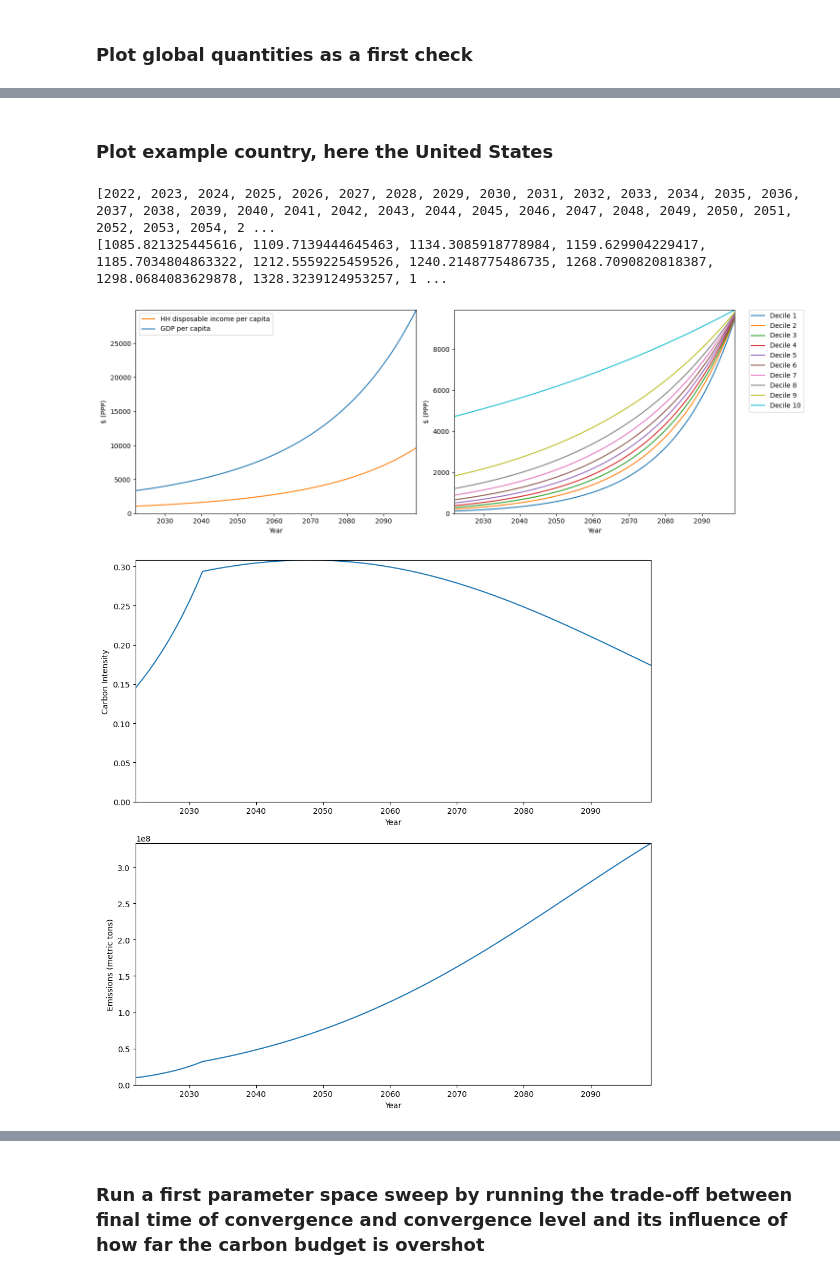
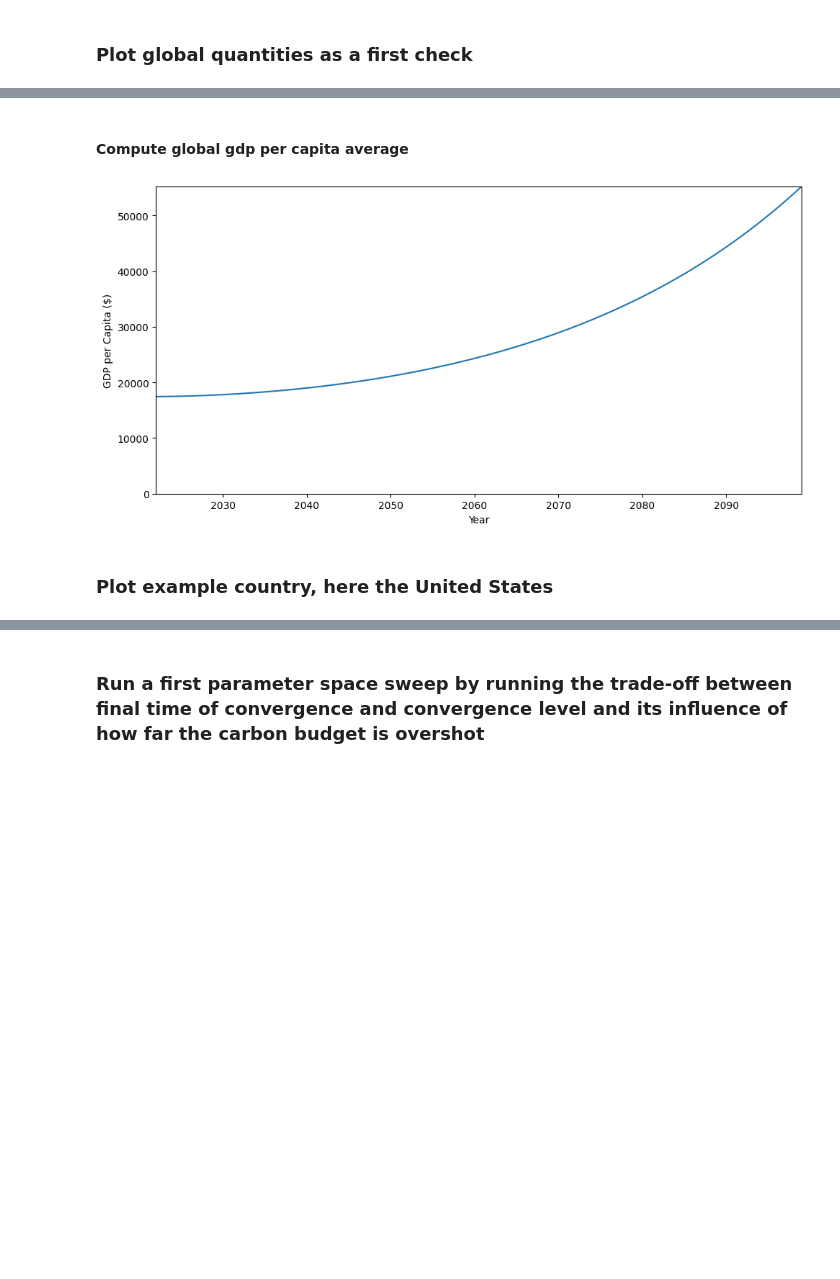
Before and after one commit to yannickoswald/convergence, a Jupyter notebook: run_scenario.ipynb, the cells around one changed output, grey strips where cells are left out. Cells and saved outputs as stored; diff of their text form; code cells hidden in the pictures; blank space fills up the shorter version.

```diff
--- a/run_scenario.ipynb
+++ b/run_scenario.ipynb
@@ -24,10 +31,9 @@ plotting_1.plot_global_emissions()
+# %% [markdown]
+#### Compute global gdp per capita average
+# %%
+# Compute global gdp per capita average by dividing the global gdp by the global population for 2100 in the gdp trajectory and the pop trajectory
+plotting_1.plot_global_gdp_per_capita()
+# %% [output]
+[figure, added]
 # %% [markdown]
 ### Plot example country, here the United States
-# %%
-plotting_1.plot_country_economy("Zambia")
-plotting_1.plot_country_emissions("Zambia")
-# %% [output]
-[2022, 2023, 2024, 2025, 2026, 2027, 2028, 2029, 2030, 2031, 2032, 2033, 2034, 2035, 2036, 2037, 2038, 2039, 2040, 2041, 2042, 2043, 2044, 2045, 2046, 2047, 2048, 2049, 2050, 2051, 2052, 2053, 2054, 2 ...
-[1085.821325445616, 1109.7139444645463, 1134.3085918778984, 1159.629904229417, 1185.7034804863322, 1212.5559225459526, 1240.2148775486735, 1268.7090820818387, 1298.0684083629878, 1328.3239124953257, 1 ...
-[figure, removed]
-[figure, removed]
```
Also changed, not shown: parts of 5 cells of this notebook, 11 other files.
